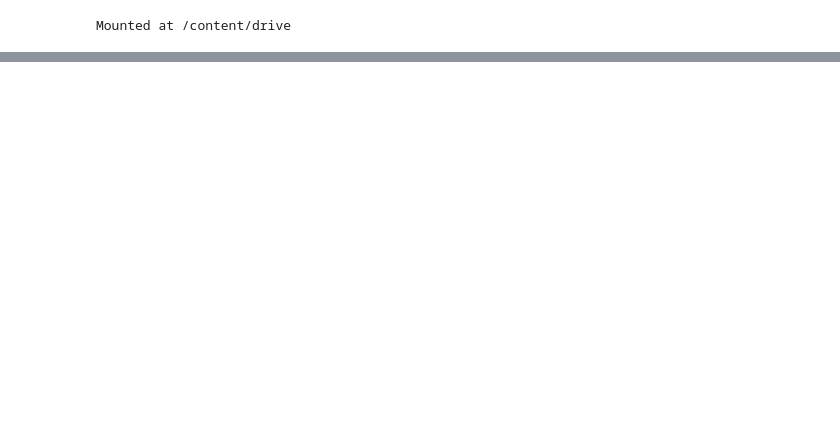
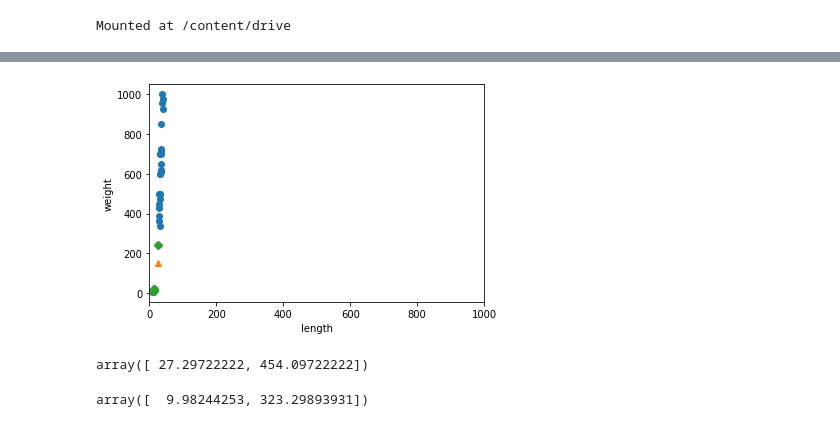
Before and after one commit to Es-YES-Ye/Python, a Jupyter notebook: 01.ipynb, the cells around one changed output, grey strips where cells are left out. Cells and saved outputs as stored; diff of their text form; code cells hidden in the pictures; blank space fills up the shorter version.

```diff
--- a/01.ipynb
+++ b/01.ipynb
@@ -177,0 +47,4 @@ data3 #원본 받아서 데이터 처리하기에 이게 더 편함
+# %%
+fish_target = np.concatenate((np.ones(35),np.zeros(14)))
+fish_target.shape
+fish_target
@@ -177,0 +64,5 @@ data3 #원본 받아서 데이터 처리하기에 이게 더 편함
+# %%
+#?train_test_split
+from sklearn.model_selection import train_test_split
+train_input, test_input, train_target, test_target = \
+ train_test_split(fish_data, fish_target, test_size=0.25, random_state=42, stratify=fish_target) #순서 중요
@@ -177,0 +93,10 @@ data3 #원본 받아서 데이터 처리하기에 이게 더 편함
+# %%
+from sklearn.neighbors import KNeighborsClassifier
+from sklearn.metrics import accuracy_score
+
+kn = KNeighborsClassifier()
+kn.fit(train_input, train_target)
+accuracy_score(test_target, kn.predict(test_input))
+print(kn.score(test_input, test_target))
+y_pred = kn.predict(test_input)
+print(accuracy_score(test_target,y_pred))
@@ -177,0 +110,2 @@ data3 #원본 받아서 데이터 처리하기에 이게 더 편함
+# %%
+dist, idx = kn.kneighbors([[25, 150]])
@@ -177,0 +135,10 @@ data3 #원본 받아서 데이터 처리하기에 이게 더 편함
+# %%
+plt.scatter(train_input[:, 0], train_input[:, 1])
+plt.scatter(25, 150, marker = '^')
+plt.scatter(train_input[idx[0], 0], train_input[idx[0], 1], marker='D')
+plt.xlabel('length')
+plt.ylabel('weight')
+plt.xlim((0, 1000))
+plt.show()
+# %% [output]
+[figure, added]
@@ -177,0 +151,8 @@ data3 #원본 받아서 데이터 처리하기에 이게 더 편함
+# %%
+train_mean
+# %% [output]
+array([ 27.29722222, 454.09722222])
+# %%
+train_std
+# %% [output]
+array([  9.98244253, 323.29893931])
```
Also changed, not shown: parts of 63 cells of this notebook.
